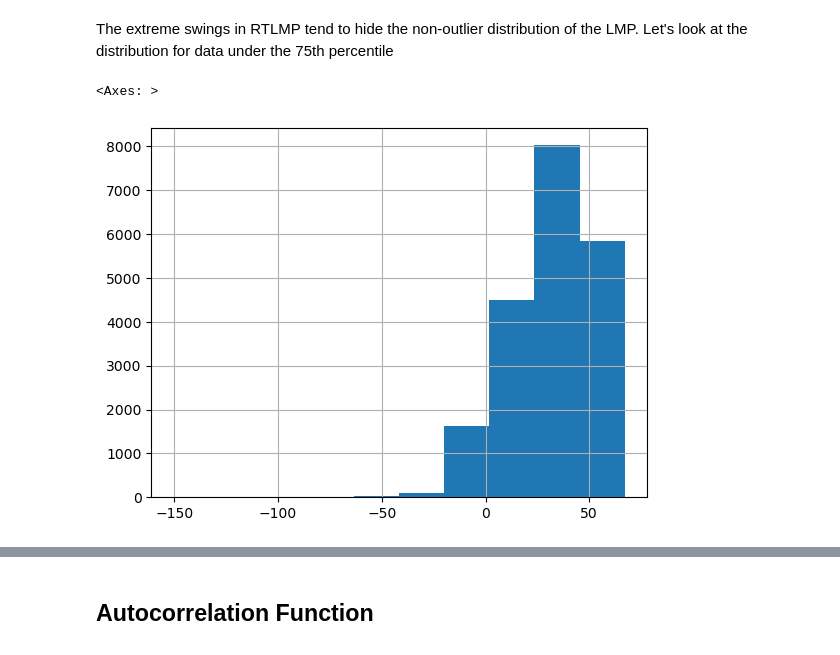
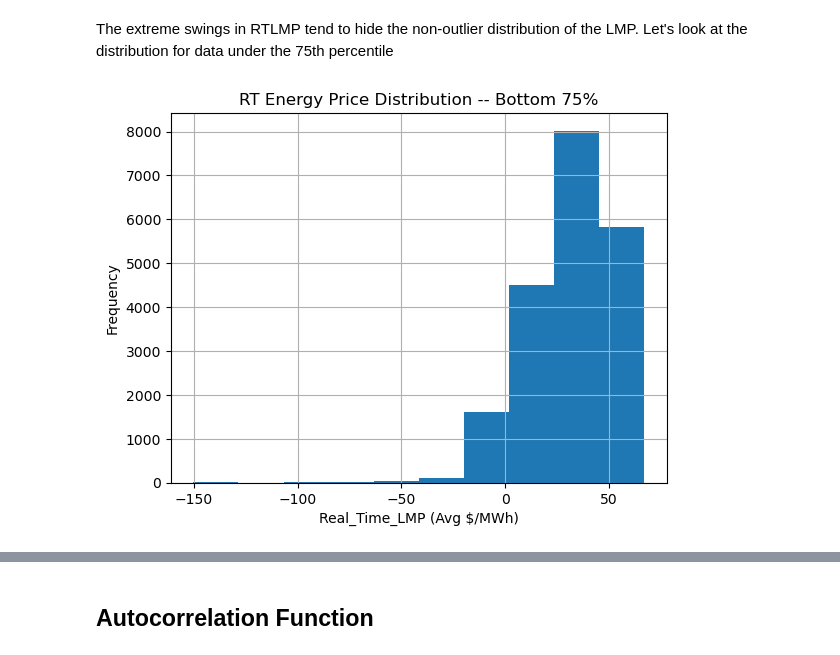
Before and after one commit to Lbongard/energy_project, a Jupyter notebook: EDA.ipynb, the cells around one changed output, grey strips where cells are left out. Drawn from its saved outputs; the diff is of its cells as text; code cells hidden in the pictures.

```diff
--- a/EDA.ipynb
+++ b/EDA.ipynb
@@ -122,9 +126,12 @@ The extreme swings in RTLMP tend to hide the non-outlier distribution of the LMP
 # %%
 # Looking at data subset by RTLMP <= 75 percentile
 RT_LMP_75_pct = df['Real_Time_LMP (Avg $/MWh)'].describe()['75%']
 df_RTLMP_75pct = df[df['Real_Time_LMP (Avg $/MWh)'] <= RT_LMP_75_pct]
 
 df_RTLMP_75pct['Real_Time_LMP (Avg $/MWh)'].hist()
+plt.xlabel('Real_Time_LMP (Avg $/MWh)')
+plt.ylabel('Frequency')
+plt.title('RT Energy Price Distribution -- Bottom 75%')
+plt.show()
 # %% [output]
-<Axes: >
-[figure, old version]
+[figure, new version]
```
Also changed, not shown: parts of 20 cells of this notebook, 3 other files.
